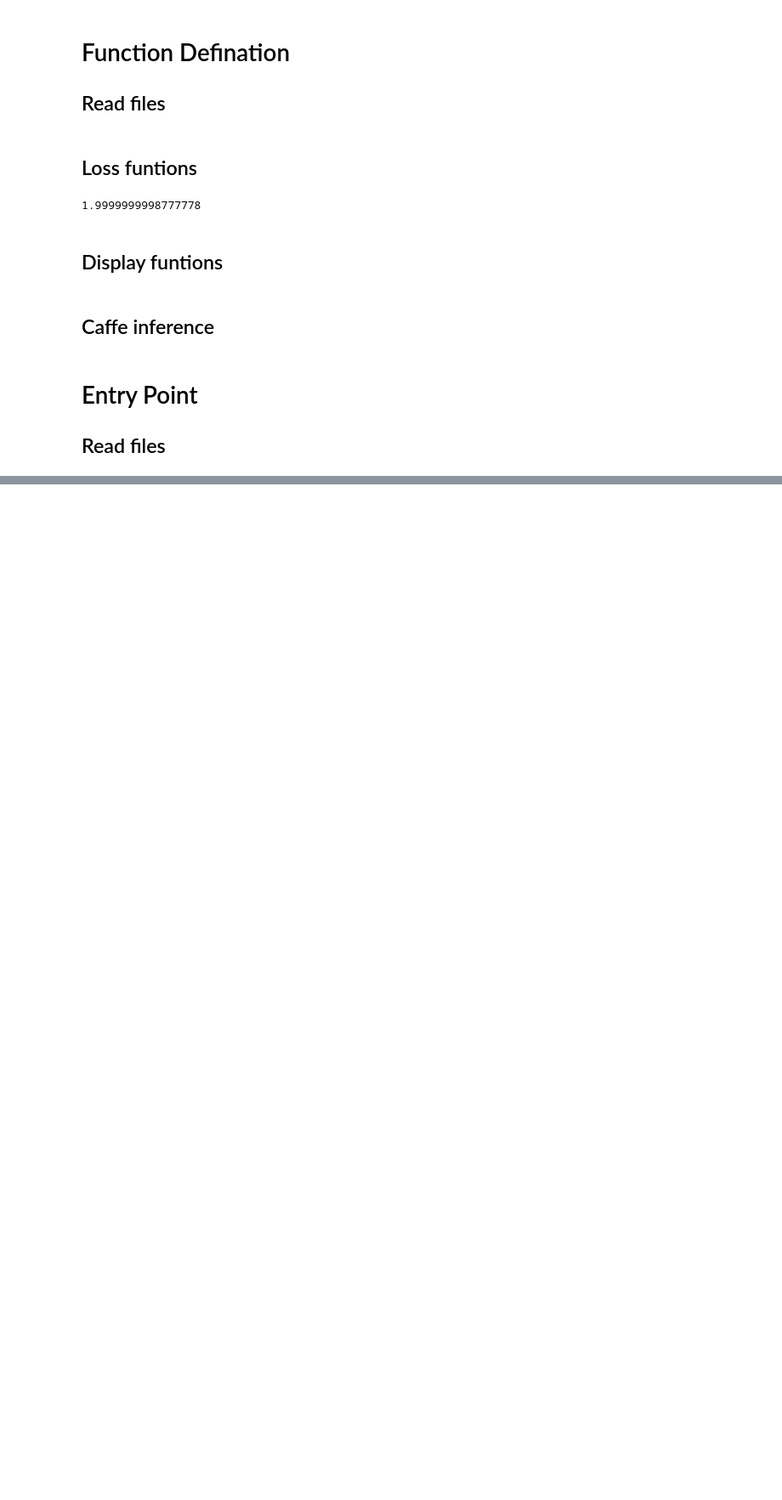
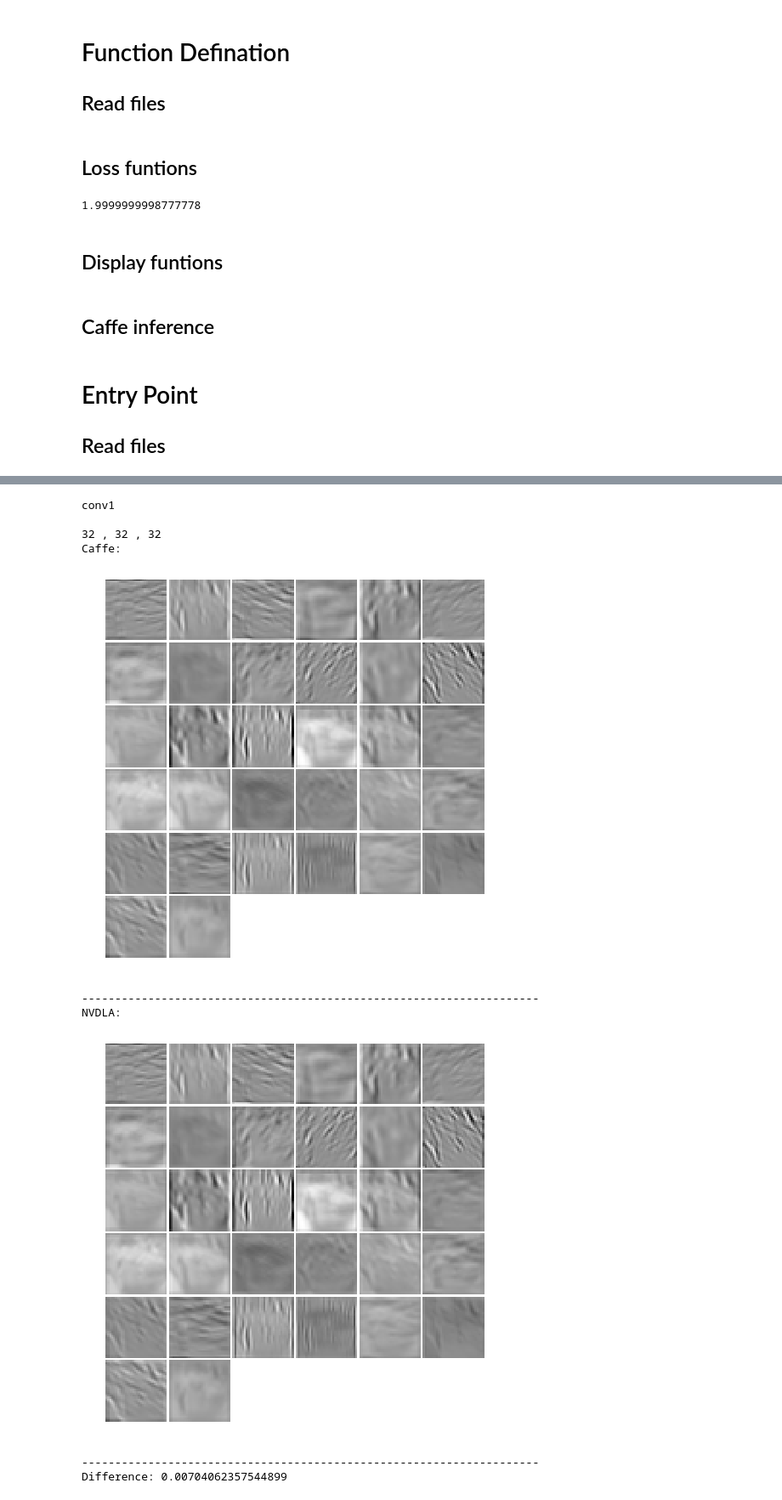
Before and after one commit to MINZHIJI/nvdla_exploration, a Jupyter notebook: cifar_caffe_nvdla_each_layer_difference_42_images.ipynb, the cells around one changed output, grey strips where cells are left out. Shown at 85% size. Drawn from its saved outputs; the diff is of its cells as text; code cells hidden in the pictures; blank space fills up the shorter version.

```diff
--- a/cifar_caffe_nvdla_each_layer_difference_42_images.ipynb
+++ b/cifar_caffe_nvdla_each_layer_difference_42_images.ipynb
@@ -332,0 +385,35 @@ Caffe: [2.2559994e-01 2.7985849e-05 7.2119731e-01 8.1421835e-03 1.7249412e-03
+# %%
+# np.set_printoptions(threshold=np.nan)
+for result in result_list:
+    if result['image_name'] == "5_automobile":
+        if result['layer'] != "prob":
+            if result['layer'] != "ip1":
+                if result['layer'] != "ip2":
+                    print result['layer'],"\n"
+                    print len(result['caffe']), ",", len(result['caffe'][0]), ",", len(result['caffe'][0][0])
+                    caffe_tmp = result['caffe']
+                    nvdla_tmp = result['nvdla'].reshape(len(caffe_tmp),len(caffe_tmp[0]),-1)
+
+                    print "Caffe:"
+                    show_data(caffe_tmp)
+                    plt.show()
+                    print "---------------------------------------------------------------------"
+                    print "NVDLA:"
+                    show_data(nvdla_tmp)
+                    plt.show()
+                    print "---------------------------------------------------------------------"
+                    print "Difference:",result['diff']
+                    show_data(caffe_tmp - nvdla_tmp)
+                    plt.show()
+                    print "====================================================================="
+# %% [output]
+conv1
+
+32 , 32 , 32
+Caffe:
+[figure, added]
+---------------------------------------------------------------------
+NVDLA:
+[figure, added]
+---------------------------------------------------------------------
+Difference: 0.00704062357544899
```
Also changed, not shown: parts of 7 cells of this notebook.
